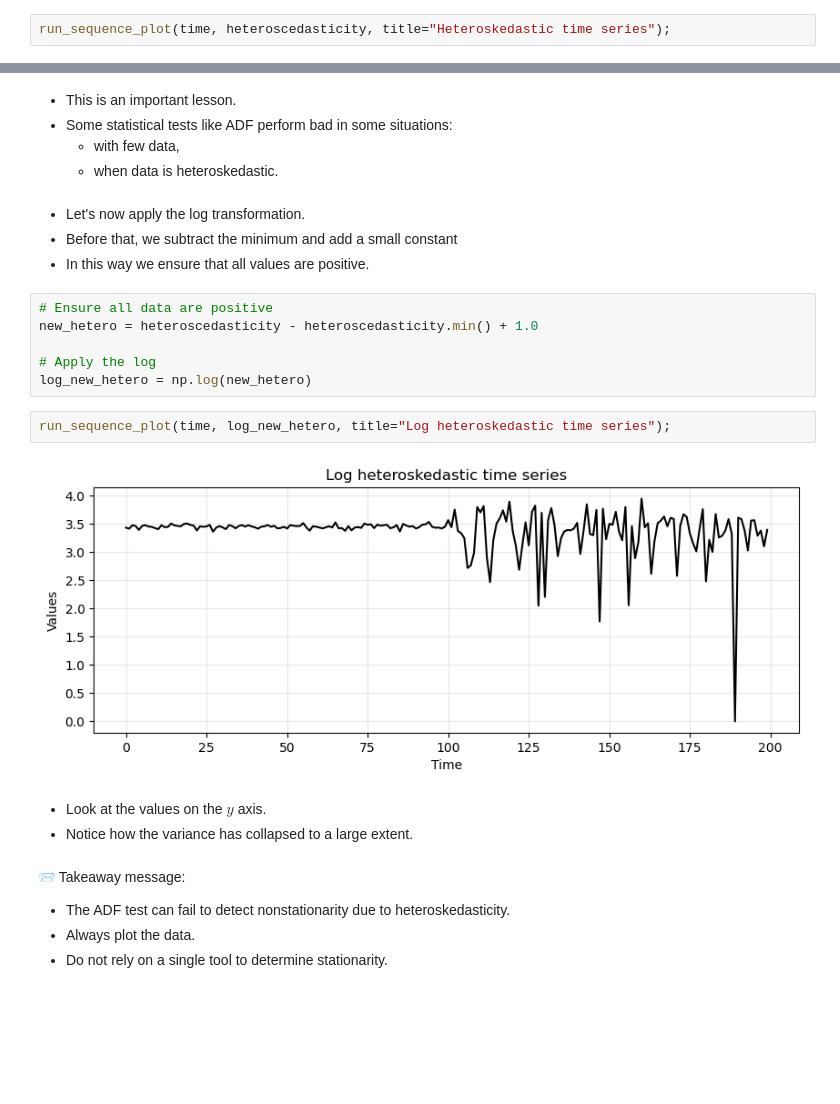
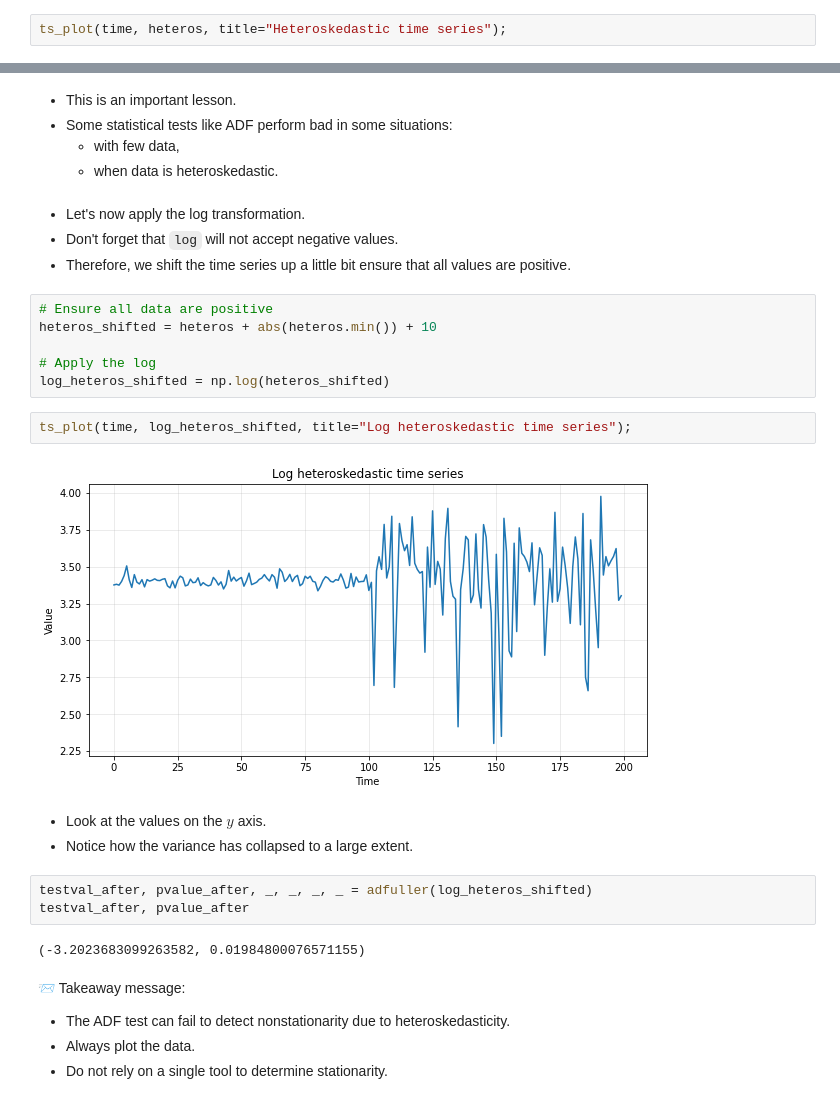
Before and after one commit to nsydn/ise043_tsaf, a Jupyter notebook: ise043_tsaf_2425f_2_stationarity.ipynb, the cells around one changed output, grey strips where cells are left out. Saved outputs shown, nothing was run; the diff lists cells and outputs as text; blank space fills up the shorter version.

```diff
--- a/ise043_tsaf_2425f_2_stationarity.ipynb
+++ b/ise043_tsaf_2425f_2_stationarity.ipynb
@@ -498,5 +488,5 @@ testval_after, pvalue_after
 - In this way, the variance becomes more uniform.
 - Let's plot again the heteroskedastic times series to remember how it looks.
 # %%
-run_sequence_plot(time, heteroscedasticity, title="Heteroskedastic time series");
+ts_plot(time, heteros, title="Heteroskedastic time series");
 # %% [output]
@@ -522,21 +510,26 @@ p-value: 0.005
     - when data is heteroskedastic.
 # %% [markdown]
 - Let's now apply the log transformation.
-- Before that, we subtract the minimum and add a small constant
-- In this way we ensure that all values are positive.
+- Don't forget that `log` will not accept negative values.
+- Therefore, we shift the time series up a little bit ensure that all values are positive.
 # %%
 # Ensure all data are positive
-new_hetero = heteroscedasticity - heteroscedasticity.min() + 1.0
+heteros_shifted = heteros + abs(heteros.min()) + 10
 
 # Apply the log
-log_new_hetero = np.log(new_hetero)
+log_heteros_shifted = np.log(heteros_shifted)
 # %%
-run_sequence_plot(time, log_new_hetero, title="Log heteroskedastic time series");
+ts_plot(time, log_heteros_shifted, title="Log heteroskedastic time series");
 # %% [output]
-[figure, old version]
+[figure, new version]
 # %% [markdown]
 - Look at the values on the $y$ axis.
 - Notice how the variance has collapsed to a large extent.
+# %%
+testval_after, pvalue_after, _, _, _, _ = adfuller(log_heteros_shifted)
+testval_after, pvalue_after
+# %% [output]
+(-3.2023683099263582, 0.01984800076571155)
 # %% [markdown]
 📨 Takeaway message:
 
```
Also changed, not shown: parts of 38 cells of this notebook.
